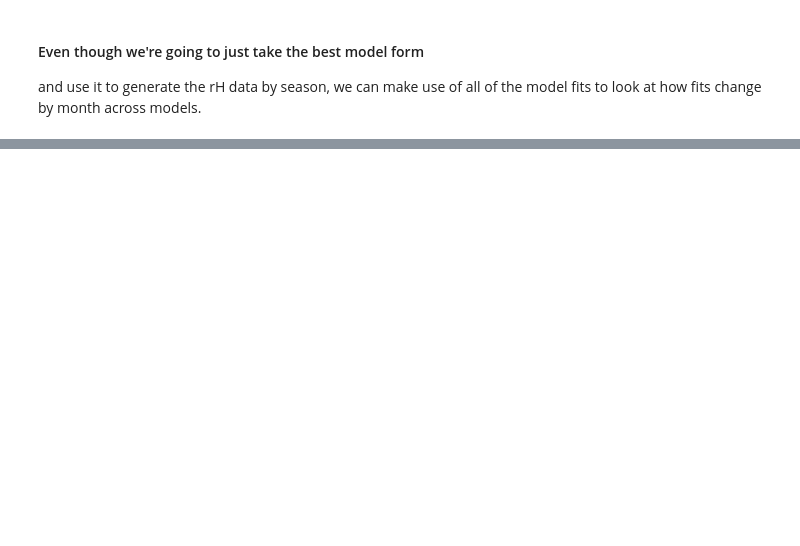
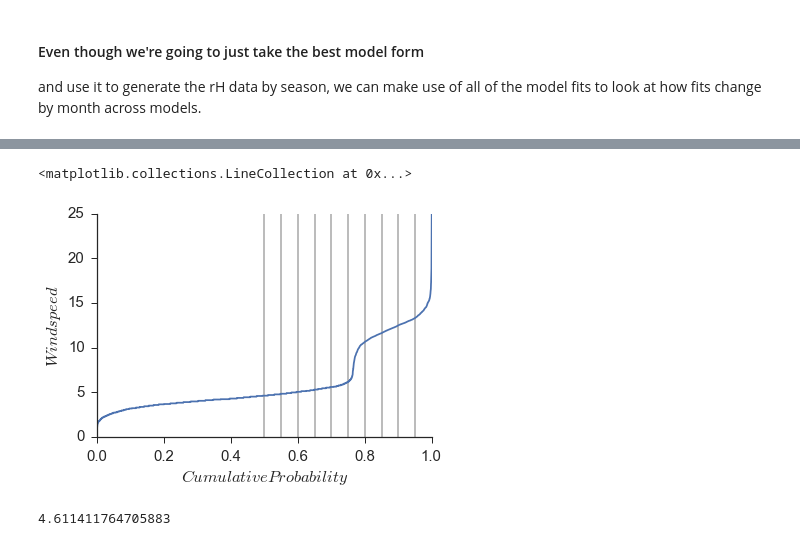
Before and after one commit to djkrofch/DinkeyCreek, a Jupyter notebook: ProjectedClimate.ipynb, the cells around one changed output, grey strips where cells are left out. Saved outputs shown, nothing was run; the diff lists cells and outputs as text; code cells hidden in the pictures; blank space fills up the shorter version.

Commit message:
Finalizing the windspeed distribution code
Once thats polished the fire weather batches will be ready to set into
motion in simulations.

```diff
--- a/ProjectedClimate.ipynb
+++ b/ProjectedClimate.ipynb
@@ -32,6 +32,7 @@ import patsy # R-esque version of formula declaration
 
 # ------- Working directory
 dataDir = 'Z:/Dan K/DinkeyCreek/Climate Projections/CMIP5_Components/'
+DFFSDir = 'Z:/Dan K/DinkeyCreek/Fire Weather/'
 # %% [markdown]
 #### Function delcaration
 # %%
@@ -667,0 +806,31 @@ Let's start by applying our function to each CMIP5 file to get synthetic rH
+# %%
+# First lets read in the old fire weather and plot distributions of the wind speeds.
+FR1 = pd.read_csv(DFFSDir + 'FR1_RawsWeather.csv')
+FR2 = pd.read_csv(DFFSDir + 'FR2_RawsWeather.csv')
+FR3 = pd.read_csv(DFFSDir + 'FR3_RawsWeather.csv')
+FRS = pd.read_csv(DFFSDir + 'FR1_RawsWeatherS_Final.csv')
+
+# Add in some years of severe wind data
+FR1_winds = FR1.windspeed.append(FRS[FRS.year >= 2010].windspeed)
+
+# Calculate the CDF of our distribution
+sortedWind = np.sort(FR1_winds)
+p = 1. * np.arange(len(sortedWind)) / (len(sortedWind) - 1)
+
+# plot an exmaple CDF
+f, ax = plt.subplots()
+ax.plot(p, sortedWind)
+ax.set_xlabel('$Cumulative Probability$')
+ax.set_ylabel('$Windspeed$')
+sns.despine()
+
+pecentiles = [0.5, 0.55, 0.6, 0.65, 0.7, 0.75, 0.8, 0.85, 0.9, 0.95]
+ax.vlines(pecentiles, 0, 25, alpha = 0.3)
+# %% [output]
+<matplotlib.collections.LineCollection at 0x...>
+[figure, added]
+# %%
+sortedWind[(p > 0.49) & (p < 0.56)]
+sortedWind[np.isclose(p, 0.5, rtol = 0.1)].mean()
+# %% [output]
+4.611411764705883
```
Also changed, not shown: parts of 15 cells of this notebook.
